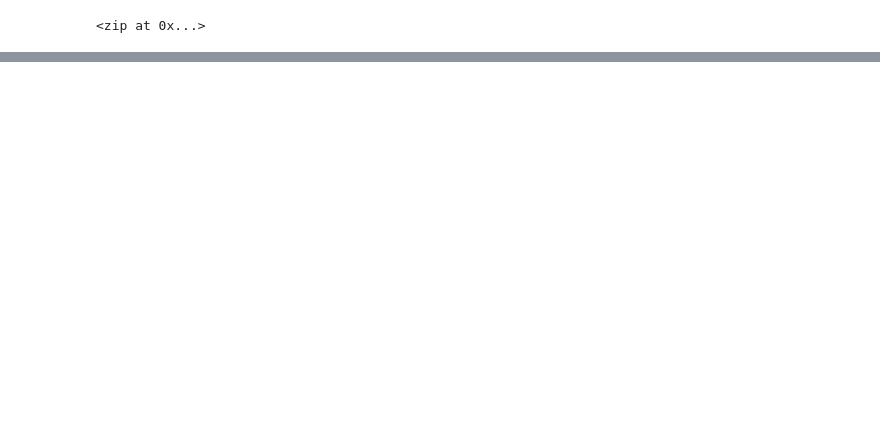
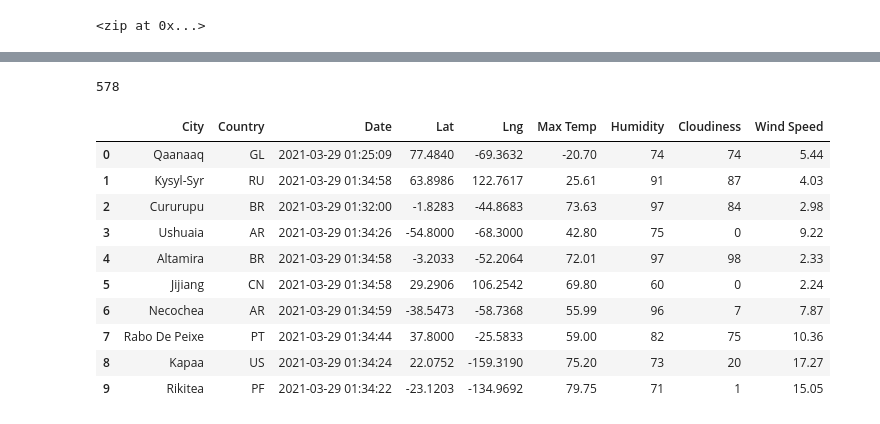
Before and after one commit to ChiefMetDing/World_Weather_Analysis, a Jupyter notebook: WeatherPy.ipynb, the cells around one changed output, grey strips where cells are left out. Cells and saved outputs as stored; diff of their text form; code cells hidden in the pictures; blank space fills up the shorter version.

Commit message:
Adding WeatherPy

```diff
--- a/WeatherPy.ipynb
+++ b/WeatherPy.ipynb
@@ -6,0 +13,4 @@ from citipy import citipy
+# %%
+# Starting URL for Weather Map API Call.
+url = "http://api.openweathermap.org/data/2.5/weather?units=Imperial&APPID=" + weather_api_key
+print(url)
@@ -35,0 +48,26 @@ len(cities)
+# %%
+# Create an empty list to hold the weather data.
+city_data = []
+# Print the beginning of the logging.
+print("Beginning Data Retrieval    ")
+print("----------------------------")
+
+# Create counters.
+record_count = 1
+set_count = 1
+
+# Loop through all the cities in our list.
+for i in range(len(cities)):
+
+    # Group cities in sets of 50 for logging purposes.
+    if(i % 50 == 0 and i>=50):
+        set_count += 1
+        record_count = 1
+    # Create endpoint URL with each city.
+    city_url = url + "&q=" + cities[i].replace(" ","+")
+
+    # Log the URL, record, and set numbers and the city.
+    print(f"Processing Record {record_count} of Set {set_count} | {cities[i]}")
+    print(city_url)
+    # Add 1 to the record count.
+    record_count +=1
@@ -35,0 +167,22 @@ len(cities)
+# %%
+len(city_data)
+# %% [output]
+578
+# %%
+# Convert the arry of dictionaries to a Pandas DataFrame.
+city_data_df = pd.DataFrame(city_data)
+new_column_order = ["City","Country","Date","Lat","Lng","Max Temp","Humidity","Cloudiness","Wind Speed"]
+city_data_df = city_data_df[new_column_order]
+city_data_df.head(10)
+# %% [output]
+|  | City | Country | Date | Lat | Lng | Max Temp | Humidity | Cloudiness | Wind Speed |
+| 0 | Qaanaaq | GL | 2021-03-29 01:25:09 | 77.4840 | -69.3632 | -20.70 | 74 | 74 | 5.44 |
+| 1 | Kysyl-Syr | RU | 2021-03-29 01:34:58 | 63.8986 | 122.7617 | 25.61 | 91 | 87 | 4.03 |
+| 2 | Cururupu | BR | 2021-03-29 01:32:00 | -1.8283 | -44.8683 | 73.63 | 97 | 84 | 2.98 |
+| 3 | Ushuaia | AR | 2021-03-29 01:34:26 | -54.8000 | -68.3000 | 42.80 | 75 | 0 | 9.22 |
+| 4 | Altamira | BR | 2021-03-29 01:34:58 | -3.2033 | -52.2064 | 72.01 | 97 | 98 | 2.33 |
+| 5 | Jijiang | CN | 2021-03-29 01:34:58 | 29.2906 | 106.2542 | 69.80 | 60 | 0 | 2.24 |
+| 6 | Necochea | AR | 2021-03-29 01:34:59 | -38.5473 | -58.7368 | 55.99 | 96 | 7 | 7.87 |
+| 7 | Rabo De Peixe | PT | 2021-03-29 01:34:44 | 37.8000 | -25.5833 | 59.00 | 82 | 75 | 10.36 |
+| 8 | Kapaa | US | 2021-03-29 01:34:24 | 22.0752 | -159.3190 | 75.20 | 73 | 20 | 17.27 |
+| 9 | Rikitea | PF | 2021-03-29 01:34:22 | -23.1203 | -134.9692 | 79.75 | 71 | 1 | 15.05 |
```
Also changed, not shown: parts of 7 cells of this notebook.
